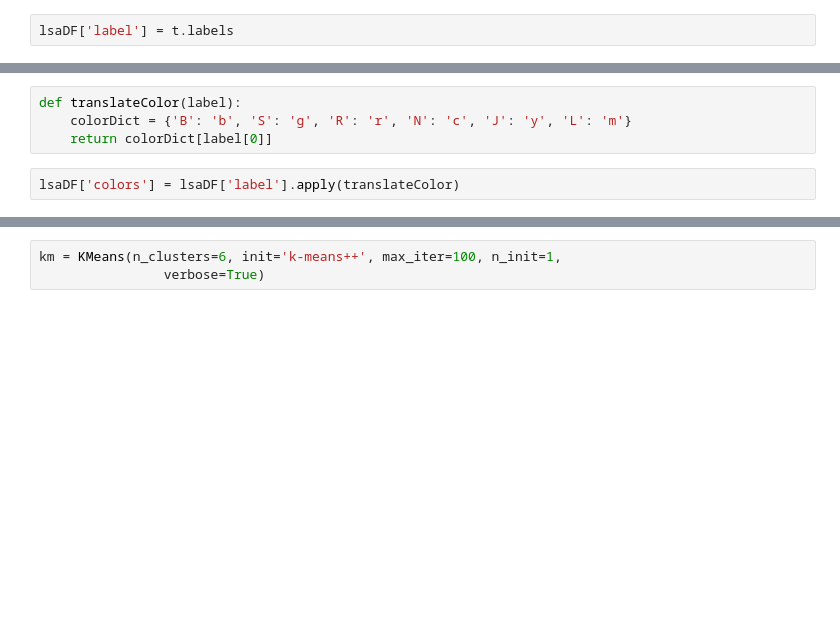
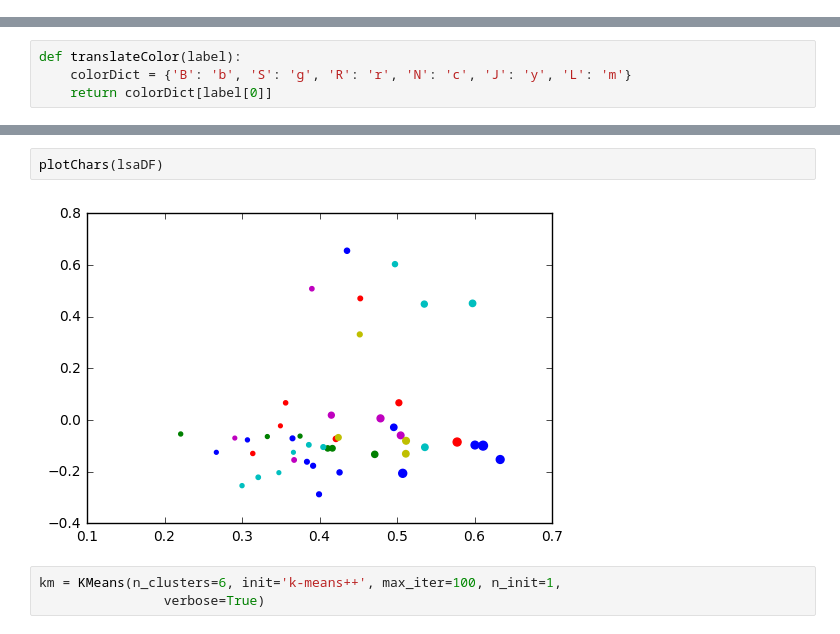
Before and after one commit to JonathanReeve/character-attribution, a Jupyter notebook: waves-experiments.ipynb, the cells around one changed output, grey strips where cells are left out. Drawn from its saved outputs; the diff is of its cells as text; blank space fills up the shorter version.

```diff
--- a/waves-experiments.ipynb
+++ b/waves-experiments.ipynb
@@ -66,2 +118,0 @@ lsaDF = pd.DataFrame(lsa_out, columns=['x','y'])
-# %%
-lsaDF['label'] = t.labels
@@ -85,5 +126,3 @@ for char in t.chars:
 def translateColor(label):
     colorDict = {'B': 'b', 'S': 'g', 'R': 'r', 'N': 'c', 'J': 'y', 'L': 'm'}
     return colorDict[label[0]]
-# %%
-lsaDF['colors'] = lsaDF['label'].apply(translateColor)
@@ -90,3 +139,7 @@ lsaDF['colors'] = lsaDF['label'].apply(translateColor)
+# %%
+plotChars(lsaDF)
+# %% [output]
+[figure, added]
 # %%
 km = KMeans(n_clusters=6, init='k-means++', max_iter=100, n_init=1,
                 verbose=True)
```
Also changed, not shown: parts of 20 cells of this notebook.
